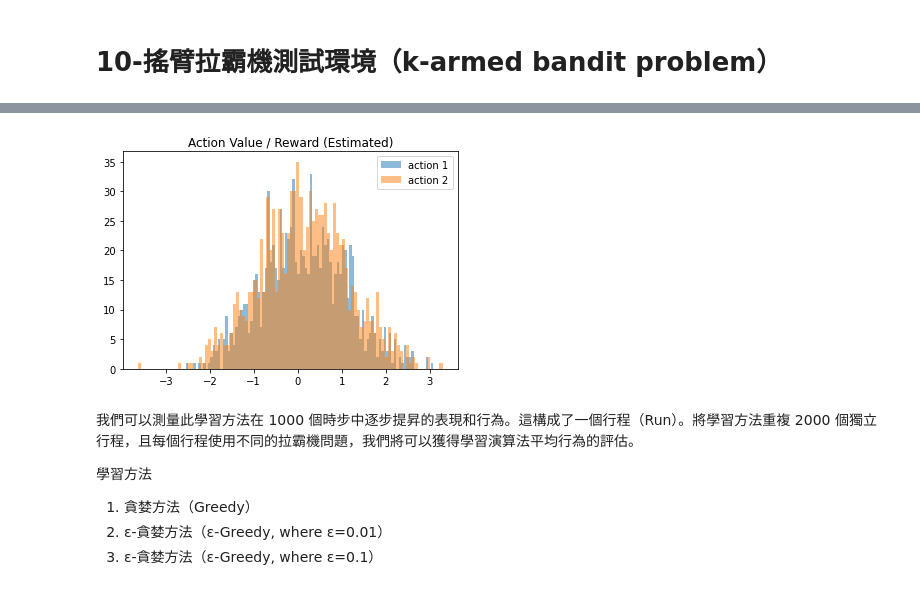
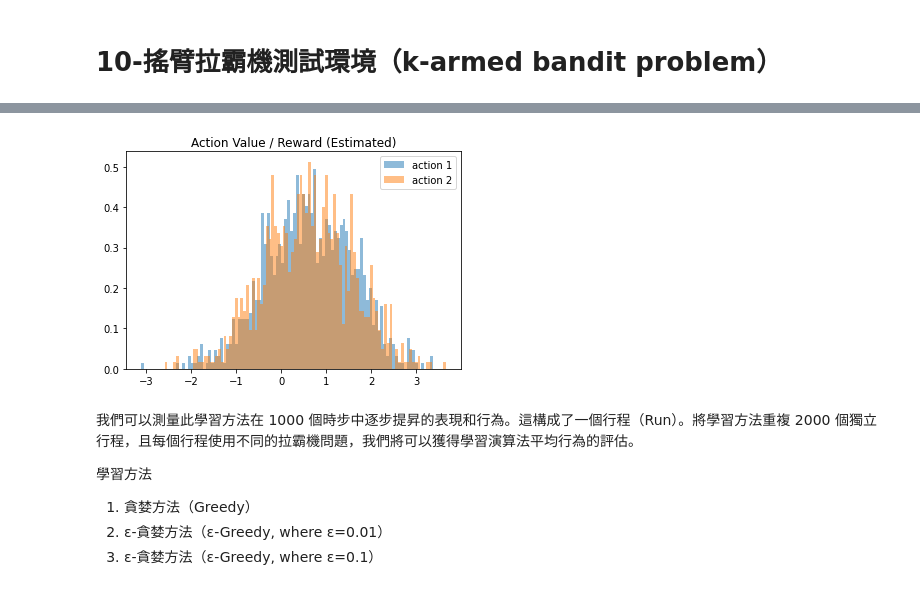
Before and after one commit to Ratherman/Reinforcement-Learning, a Jupyter notebook: CH2.ipynb, the cells around one changed output, grey strips where cells are left out. Drawn from its saved outputs; the diff is of its cells as text; code cells hidden in the pictures.

```diff
--- a/CH2.ipynb
+++ b/CH2.ipynb
@@ -43,22 +43,22 @@ plt.show()
 # %%
 def get_act_reward(action_number):
     mu = action_values_true[action_number]
     sigma = 1
     return np.random.normal(loc=mu, scale=sigma)
 
 # Action 1
 action_1_distribution = [get_act_reward(0) for _ in range(sample_size)]
 
 # Action 2
 action_2_distribution = [get_act_reward(1) for _ in range(sample_size)]
 
 plt.title("Action Value / Reward (Estimated)")
-plt.hist(action_1_distribution, alpha=0.5, bins=100, label="action 1")
-plt.hist(action_2_distribution, alpha=0.5, bins=100, label="action 2")
+plt.hist(action_1_distribution, alpha=0.5, bins=100, density=True, label="action 1")
+plt.hist(action_2_distribution, alpha=0.5, bins=100, density=True, label="action 2")
 plt.legend()
 plt.show()
 # %% [output]
-[figure, old version]
+[figure, new version]
 # %% [markdown]
 我們可以測量此學習方法在 1000 個時步中逐步提昇的表現和行為。這構成了一個行程（Run）。將學習方法重複 2000 個獨立行程，且每個行程使用不同的拉霸機問題，我們將可以獲得學習演算法平均行為的評估。
 
```
Also changed, not shown: parts of 2 cells of this notebook, 1 other file.
